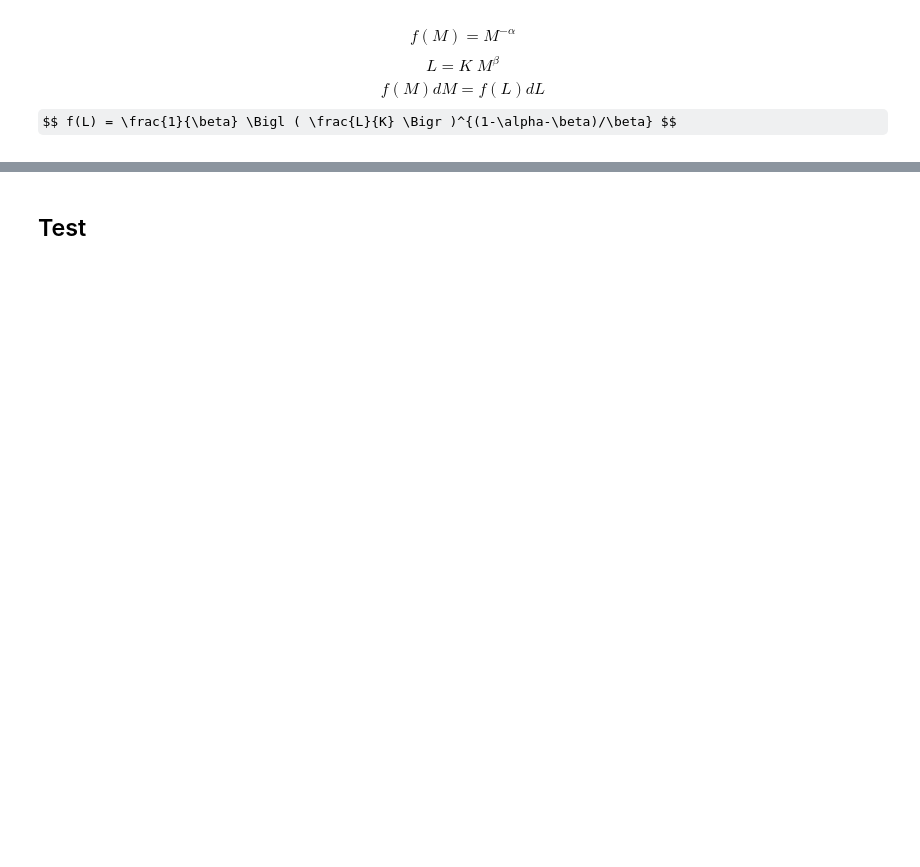
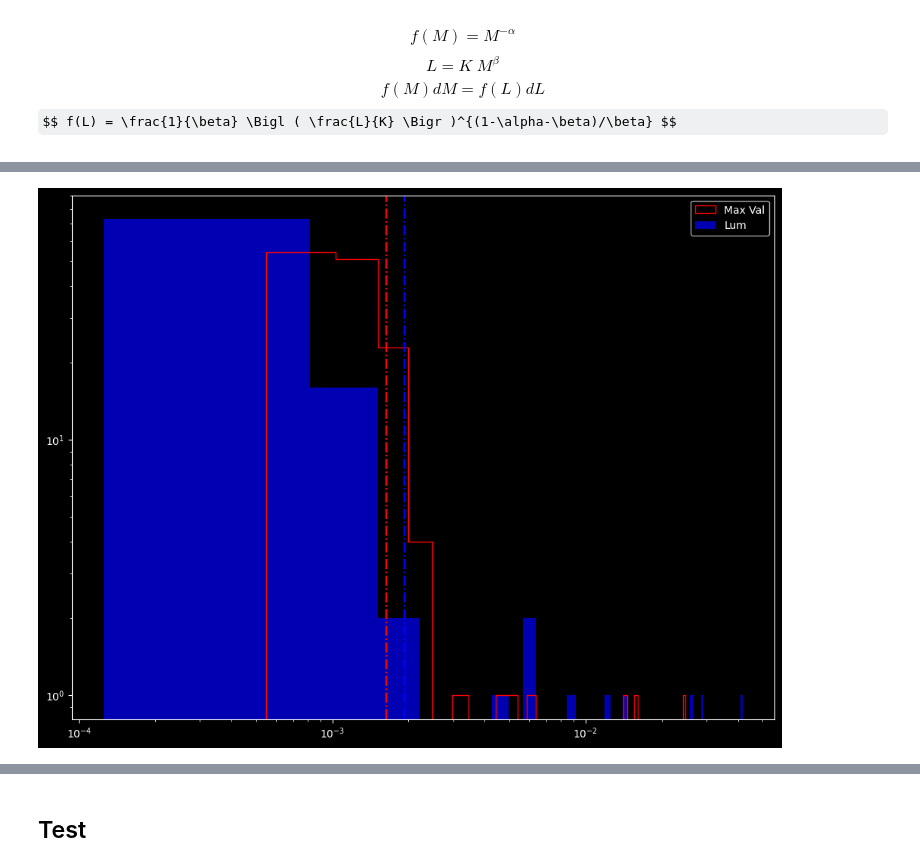
Before and after one commit to 00-berni/proj_2, a Jupyter notebook: implementation.ipynb, the cells around one changed output, grey strips where cells are left out. Cells and saved outputs as stored; diff of their text form; code cells hidden in the pictures; some formulas as TeX source; blank space fills up the shorter version.

```diff
--- a/implementation.ipynb
+++ b/implementation.ipynb
@@ -1023,10 +900,14 @@ $$ L = K\; M^{\beta} $$
 $$ f(M)dM = f(L)dL $$
 $$ f(L) = \frac{1}{\beta} \Bigl ( \frac{L}{K} \Bigr )^{(1-\alpha-\beta)/\beta} $$
 # %%
+Dmean_bkg = 0
+print(objs[0].max()-mean_bkg)
 lum = S.lum
-maxvalues  = np.array([ tmp_field[x,y] for x, y in zip(*obj_pos)])
+# maxvalues  = np.array([ tmp_field[x,y] for x, y in zip(*obj_pos)])
+maxvalues  = np.array([o.max()-mean_bkg for o in objs])
+maxerr  = np.array([np.sqrt(err[i][stf.peak_pos(objs[i])]**2 + Dmean_bkg**2) for i in range(len(objs))])
 val_obj0 = maxvalues.max()*np.sqrt(2*np.pi*ker_sigma**2)
-err_obj0 = tmp_field[obj_pos[1,0],obj_pos[0,0]]
+err_obj0 = maxerr[maxvalues.argmax()]
 err_obj0 = np.sqrt((err_obj0/maxvalues.max())**2 + (ker_Dsigma/ker_sigma)**2) * val_obj0
 print('sigma',ker_sigma)
 print('\nLuminosities:')
@@ -1038,87 +919,23 @@ val = maxvalues.max()*np.sqrt(2*np.pi*ker_sigma**2)
 print('OK' if val - err_obj0 <= lum.max() <= val + err_obj0 else 'NO', f'- {abs(val-lum.max())/err_obj0:.2f}')
 print('VAL',maxvalues.max()*np.sqrt(2*np.pi*ker_sigma**2)/lum.max(),err_obj0/lum.max())
 print('VAL',(maxvalues.max()+m_dark.mean())*np.sqrt(2*np.pi*ker_sigma**2)/lum.max())
-
 maxvalues *= np.sqrt(2*np.pi*ker_sigma**2)
+print('Mean Val:',lum.mean(),maxvalues.mean())
 # from scipy.integrate import trapezoid
 # maxvalues = np.array([ trapezoid(trapezoid(obj)) for obj in objs])
-plt.figure(figsize=(10,14))
+plt.figure(figsize=(12,9))
 binnn = lambda arr : 10**(np.linspace(np.log10(arr).min(),np.log10(arr).max(),10))
 plt.hist(maxvalues,50, histtype='step',color='red',label='Max Val')
 plt.hist(lum,60, histtype='barstacked', label='Lum',color='blue',alpha=0.7)
+plt.axvline(lum.mean(),0,1,linestyle='dashdot',color='blue')
+plt.axvline(maxvalues.mean(),0,1,linestyle='dashdot',color='red')
 # plt.xscale('log')
 # plt.axvline(np.mean(maxvalues),0,1,linestyle='dashed',color='red')
 # plt.axvline(np.mean(lum),0,1,linestyle='dashed',color='blue')
 # plt.axvline(mean_bkg,0,1,linestyle='-.',color='violet',label='mean_bkg')
 plt.yscale('log')
+plt.xscale('log')
 plt.legend()
 plt.show()
 print(f'\n\n------\n\nFOUND:\t{len(objs)}\nOBSER:\t{len(lum[lum>mean_bkg])}')
-
-# ## Expectation Values
-# def power_law(x, n, k):
-#     return k*x**n
-
-# maxvalues *= np.sqrt(2*np.pi*ker_sigma)
-# cnts, bins = np.histogram(maxvalues,40)
-
-# pos = np.argmax(cnts)
-# cnts = cnts[pos:]
-# bins = bins[pos:]
-
-# xdata = (bins[1:]+bins[:-1])/2
-# xerr  = (bins[1:]-bins[:-1])/2
-# xdata = xdata[cnts!=0]
-# xerr  = xerr[cnts!=0]
-# ydata = cnts[cnts!=0]
-# fit = rst.FuncFit(xdata=xdata,xerr=xerr,ydata=ydata)
-# fit.pipeline(power_law,[-1,cnts.max()],names=['-a/b','K'])
-# (n,k), (Dn,Dk) = fit.results()
-
-# plt.figure()
-# xx = np.linspace(xdata.min(),xdata.max(),300)
-# plt.subplot(2,1,1)
-# plt.errorbar(xdata,ydata,xerr=xerr,fmt='.')
-# plt.plot(xx,power_law(xx,*fit.fit_par))
-# plt.plot(xx,k*xx**(-4/3))
-# plt.subplot(2,1,2)
-# plt.errorbar(xdata,ydata-power_law(xdata,n,k),abs(n*power_law(xdata,n,k)*xerr/xdata),fmt='.')
-# plt.axhline(0,0,1,color='w')
-
-# plt.figure()
-# plt.stairs(cnts,bins)
-# distr = power_law(xdata,n,k)
-# plt.plot(xdata,cnts.max()*distr/distr.max())
-# plt.show()
-
-
-# plt.figure(figsize=(10,14))
-# lum = np.sort(lum)
-# cnts, bins, _ = plt.hist(lum,80)
-# blum = (bins[1:]+bins[:-1])/2
-# len(blum)
-# ydata = blum**(-4/3)
-# plt.plot(blum,cnts.max()*ydata/ydata.max())
-# plt.xscale('log')
-
-# plt.figure()
-# mass = np.sort(star.m)
-# cnts, bins, _ = plt.hist(mass,80)
-# plt.plot(bins,mass**(-fld.ALPHA))
-# plt.xscale('log')
-# plt.show()
-# a = -2
-# b  = a/n
-# Db = b * Dn/n
-# exp_val0 = 3/4 * (lum.max()**(3/4) - lum.min()**(3/4))
-# exp_val  = b/(b-1)/2 * (maxvalues.max()**(2*(b-1)/b) - maxvalues.min()**(2*(b-1)/b))
-
-
-# print('EXP',exp_val,exp_val0)
-
-# plt.figure()
-# plt.hist(maxvalues,30, histtype='step',color='red',label='Max Val')
-# plt.hist(lum,60, histtype='step', label='Lum',color='blue')
-# plt.axvline(exp_val,0,1,color='red',linestyle='--',label=f'{exp_val}')
-# plt.axvline(exp_val0,0,1,color='blue',linestyle='--',label=f'{exp_val0}')
-# plt.show()
+# %% [output]
@@ -1124,0 +956 @@ print(f'\n\n------\n\nFOUND:\t{len(objs)}\nOBSER:\t{len(lum[lum>mean_bkg])}')
+[figure, added]
```
Also changed, not shown: parts of 14 cells of this notebook.
